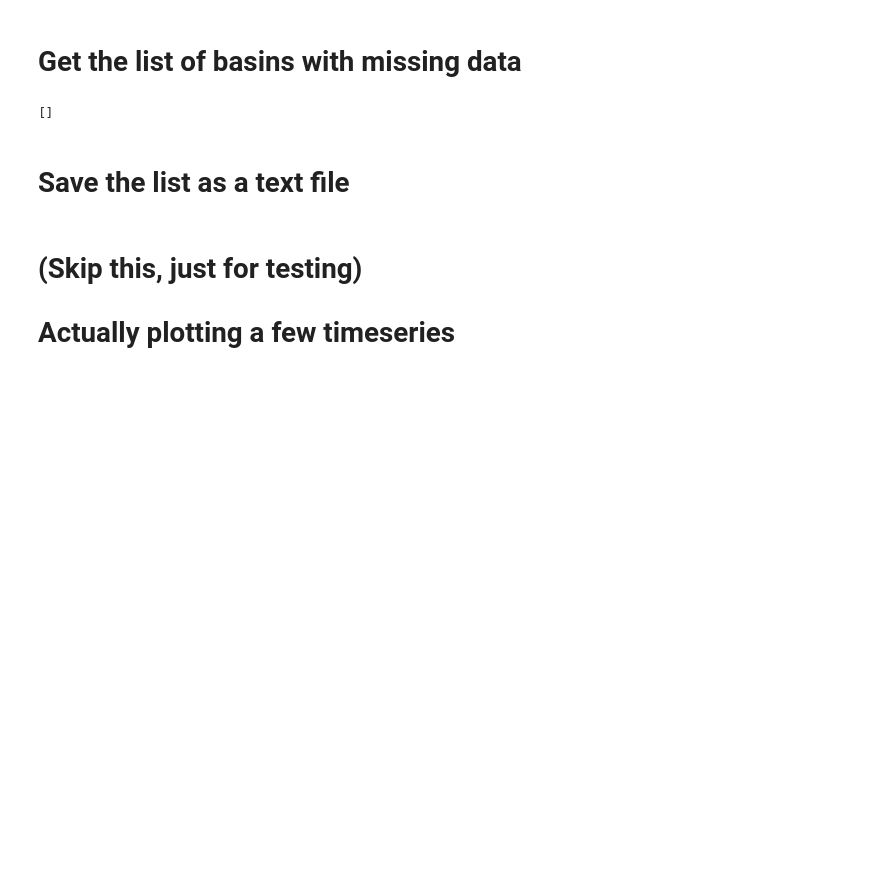
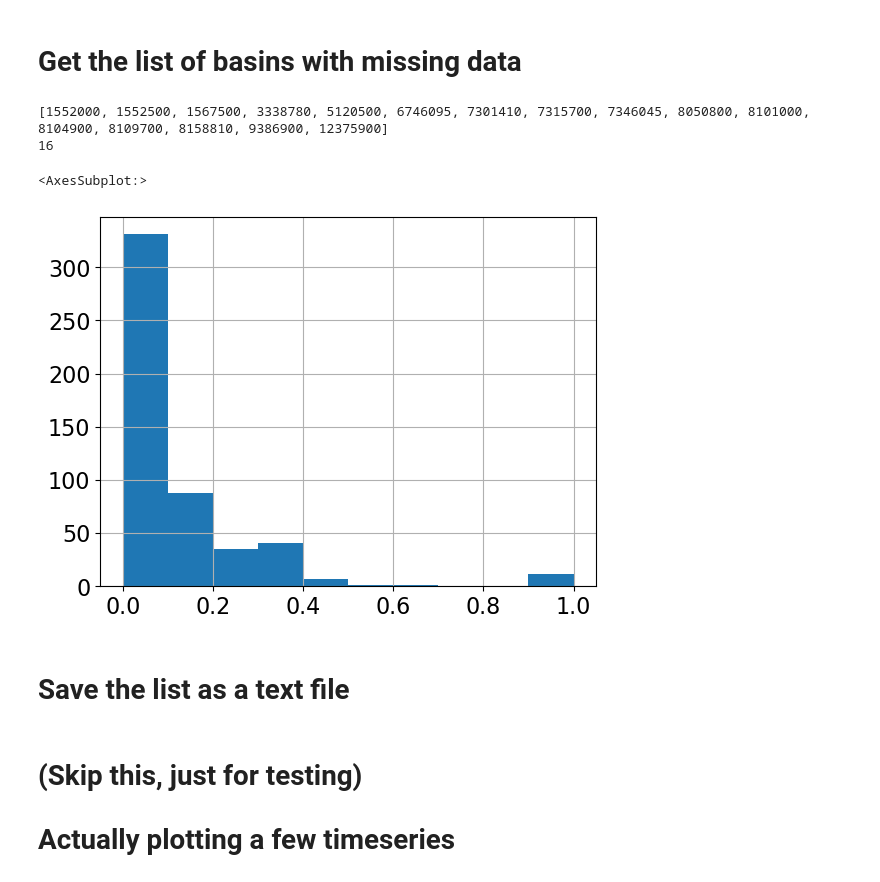
Before and after one commit to NWC-CUAHSI-Summer-Institute/calibrate-cfe, a Jupyter notebook: 1-2-check_nan_in_data.ipynb, the cells around one changed output. Cells and saved outputs as stored; diff of their text form; code cells hidden in the pictures; blank space fills up the shorter version.

```diff
--- a/1-2-check_nan_in_data.ipynb
+++ b/1-2-check_nan_in_data.ipynb
@@ -113,8 +136,15 @@ mask = (nan_stats.iloc[:, 2:] > threshold).any(axis=1)  # filter the DataFrame,
 basin_ids = nan_stats.loc[mask, 'basin_id'].tolist()  # get the 'basin id' of the rows that meet the condition
 basin_ids
 print(basin_ids)
+print(len(basin_ids))
 # %% [output]
-[]
+[1552000, 1552500, 1567500, 3338780, 5120500, 6746095, 7301410, 7315700, 7346045, 8050800, 8101000, 8104900, 8109700, 8158810, 9386900, 12375900]
+16
+# %%
+hist_cal = nan_stats['calibration - usgs'].hist()
+# %% [output]
+<AxesSubplot:>
+[figure, added]
 # %% [markdown]
 # Save the list as a text file
 # %%
```
Also changed, not shown: parts of 1 cell of this notebook, 1 other file.
